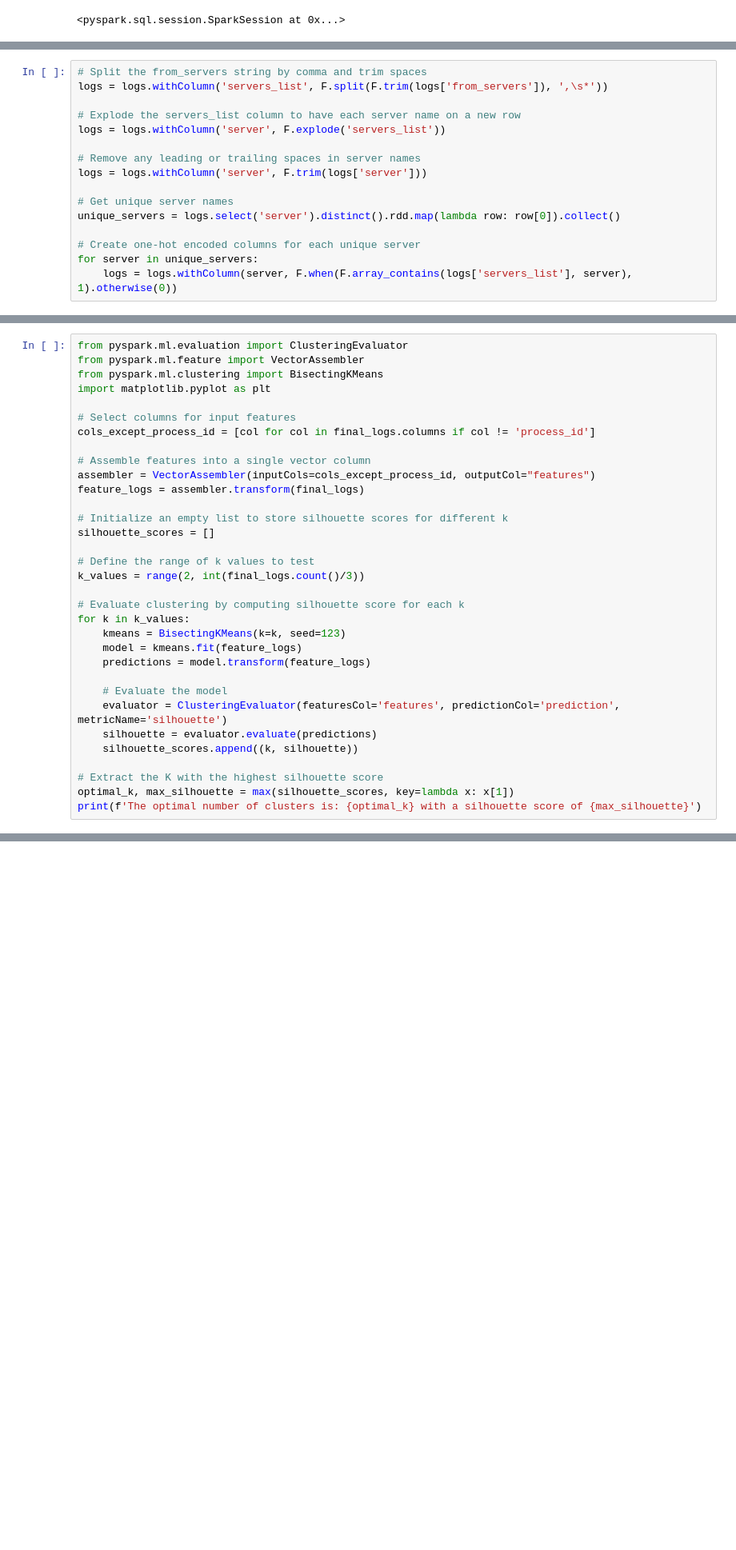
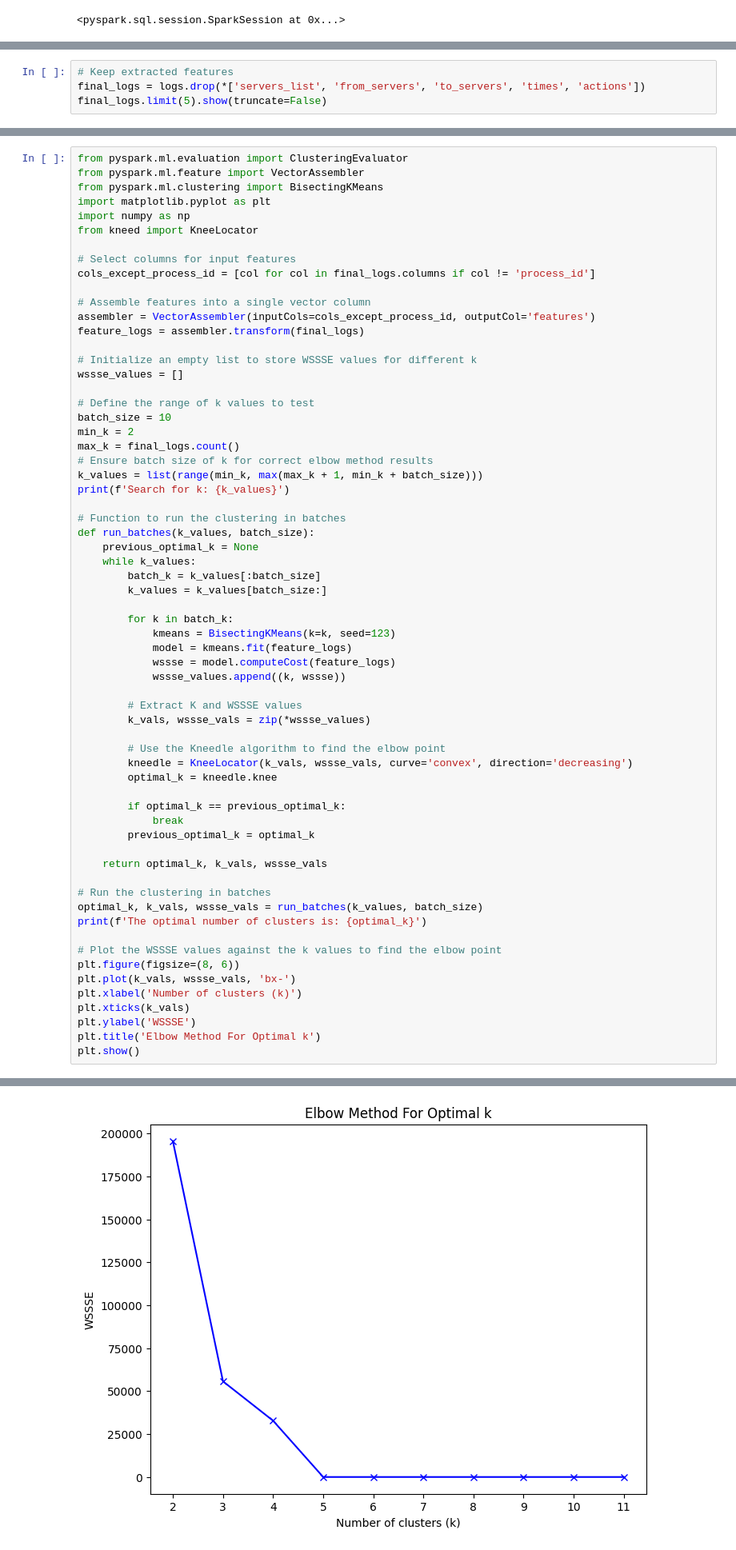
Before and after one commit to ChristosP1/Spark_Book_Purchase, a Jupyter notebook: Clustering.ipynb, the cells around one changed output, grey strips where cells are left out. Shown at 80% size. Cells and saved outputs as stored; diff of their text form; blank space fills up the shorter version.

Commit message:
Update clustering to work with batches

```diff
--- a/Clustering.ipynb
+++ b/Clustering.ipynb
@@ -121,16 +120,0 @@ only showing top 20 rows
-# %%
-# Split the from_servers string by comma and trim spaces
-logs = logs.withColumn('servers_list', F.split(F.trim(logs['from_servers']), ',\s*'))
-
-# Explode the servers_list column to have each server name on a new row
-logs = logs.withColumn('server', F.explode('servers_list'))
-
-# Remove any leading or trailing spaces in server names
-logs = logs.withColumn('server', F.trim(logs['server']))
-
-# Get unique server names
-unique_servers = logs.select('server').distinct().rdd.map(lambda row: row[0]).collect()
-
-# Create one-hot encoded columns for each unique server
-for server in unique_servers:
-    logs = logs.withColumn(server, F.when(F.array_contains(logs['servers_list'], server), 1).otherwise(0))
@@ -186,0 +138,4 @@ print(int(final_logs.count()/3))
+# %%
+# Keep extracted features
+final_logs = logs.drop(*['servers_list', 'from_servers', 'to_servers', 'times', 'actions'])
+final_logs.limit(5).show(truncate=False)
@@ -189,32 +154,63 @@ from pyspark.ml.evaluation import ClusteringEvaluator
 from pyspark.ml.feature import VectorAssembler
 from pyspark.ml.clustering import BisectingKMeans
 import matplotlib.pyplot as plt
+import numpy as np
+from kneed import KneeLocator
 
 # Select columns for input features
 cols_except_process_id = [col for col in final_logs.columns if col != 'process_id']
 
 # Assemble features into a single vector column
-assembler = VectorAssembler(inputCols=cols_except_process_id, outputCol="features")
+assembler = VectorAssembler(inputCols=cols_except_process_id, outputCol='features')
 feature_logs = assembler.transform(final_logs)
 
-# Initialize an empty list to store silhouette scores for different k
-silhouette_scores = []
+# Initialize an empty list to store WSSSE values for different k
+wssse_values = []
 
 # Define the range of k values to test
-k_values = range(2, int(final_logs.count()/3))
+batch_size = 10
+min_k = 2
+max_k = final_logs.count()
+# Ensure batch size of k for correct elbow method results
+k_values = list(range(min_k, max(max_k + 1, min_k + batch_size)))
+print(f'Search for k: {k_values}')
 
-# Evaluate clustering by computing silhouette score for each k
-for k in k_values:
-    kmeans = BisectingKMeans(k=k, seed=123)
-    model = kmeans.fit(feature_logs)
-    predictions = model.transform(feature_logs)
+# Function to run the clustering in batches
+def run_batches(k_values, batch_size):
+    previous_optimal_k = None
+    while k_values:
+        batch_k = k_values[:batch_size]
+        k_values = k_values[batch_size:]
 
-    # Evaluate the model
-    evaluator = ClusteringEvaluator(featuresCol='features', predictionCol='prediction', metricName='silhouette')
-    silhouette = evaluator.evaluate(predictions)
-    silhouette_scores.append((k, silhouette))
+        for k in batch_k:
+            kmeans = BisectingKMeans(k=k, seed=123)
+            model = kmeans.fit(feature_logs)
+            wssse = model.computeCost(feature_logs)
+            wssse_values.append((k, wssse))
 
-# Extract the K with the highest silhouette score
-optimal_k, max_silhouette = max(silhouette_scores, key=lambda x: x[1])
-print(f'The optimal number of clusters is: {optimal_k} with a silhouette score of {max_silhouette}')
+        # Extract K and WSSSE values
+        k_vals, wssse_vals = zip(*wssse_values)
+
+        # Use the Kneedle algorithm to find the elbow point
+        kneedle = KneeLocator(k_vals, wssse_vals, curve='convex', direction='decreasing')
+        optimal_k = kneedle.knee
+
+        if optimal_k == previous_optimal_k:
+            break
+        previous_optimal_k = optimal_k
+
+    return optimal_k, k_vals, wssse_vals
+
+# Run the clustering in batches
+optimal_k, k_vals, wssse_vals = run_batches(k_values, batch_size)
+print(f'The optimal number of clusters is: {optimal_k}')
+
+# Plot the WSSSE values against the k values to find the elbow point
+plt.figure(figsize=(8, 6))
+plt.plot(k_vals, wssse_vals, 'bx-')
+plt.xlabel('Number of clusters (k)')
+plt.xticks(k_vals)
+plt.ylabel('WSSSE')
+plt.title('Elbow Method For Optimal k')
+plt.show()
 # %% [output]
@@ -221,0 +219 @@ The optimal number of clusters is: 2 with a silhouette score of 0.76677269818418
+[figure, added]
```
Also changed, not shown: parts of 17 cells of this notebook.
